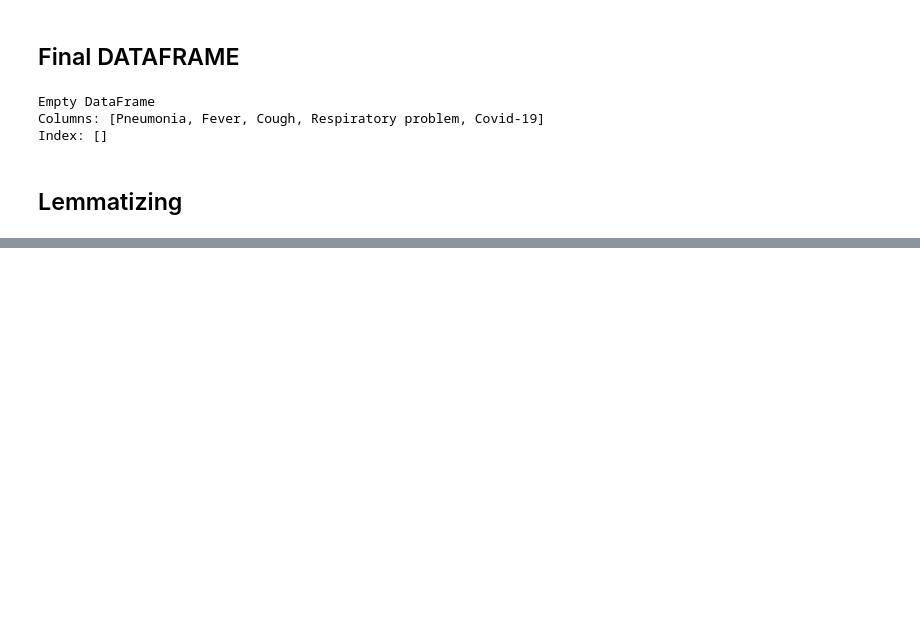
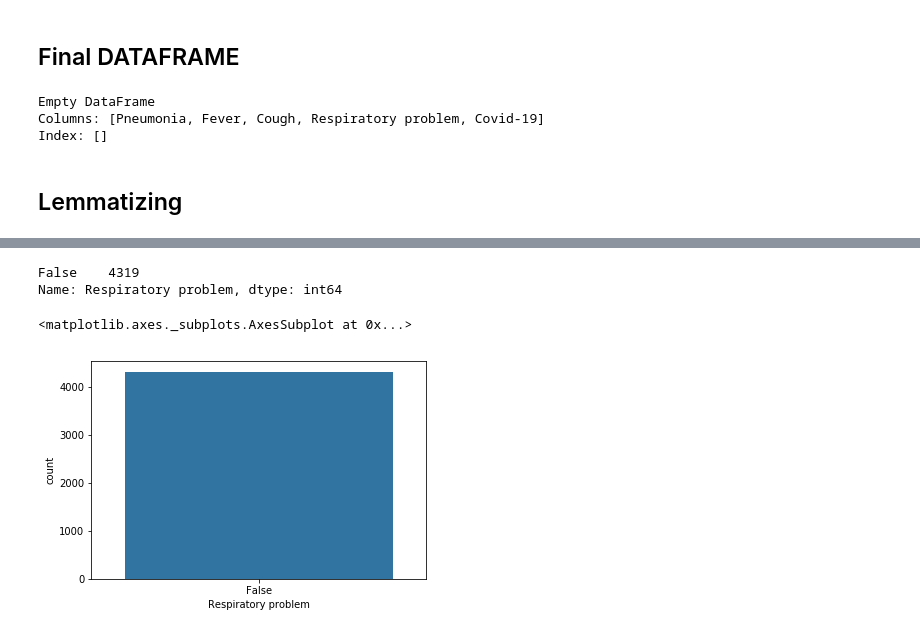
Before and after one commit to PritimoySarkar/Covid-19-Data-Cleaning, a Jupyter notebook: Covid 19 Data Cleaning.ipynb, the cells around one changed output, grey strips where cells are left out. Saved outputs shown, nothing was run; the diff lists cells and outputs as text; code cells hidden in the pictures; blank space fills up the shorter version.

```diff
--- a/Covid 19 Data Cleaning.ipynb
+++ b/Covid 19 Data Cleaning.ipynb
@@ -406,0 +440,8 @@ sb.countplot(final['Fever'])
+# %%
+print(final['Respiratory problem'].value_counts())
+sb.countplot(final['Respiratory problem'])
+# %% [output]
+False    4319
+Name: Respiratory problem, dtype: int64
+<matplotlib.axes._subplots.AxesSubplot at 0x...>
+[figure, added]
```
Also changed, not shown: parts of 19 cells of this notebook, 1 other file.
